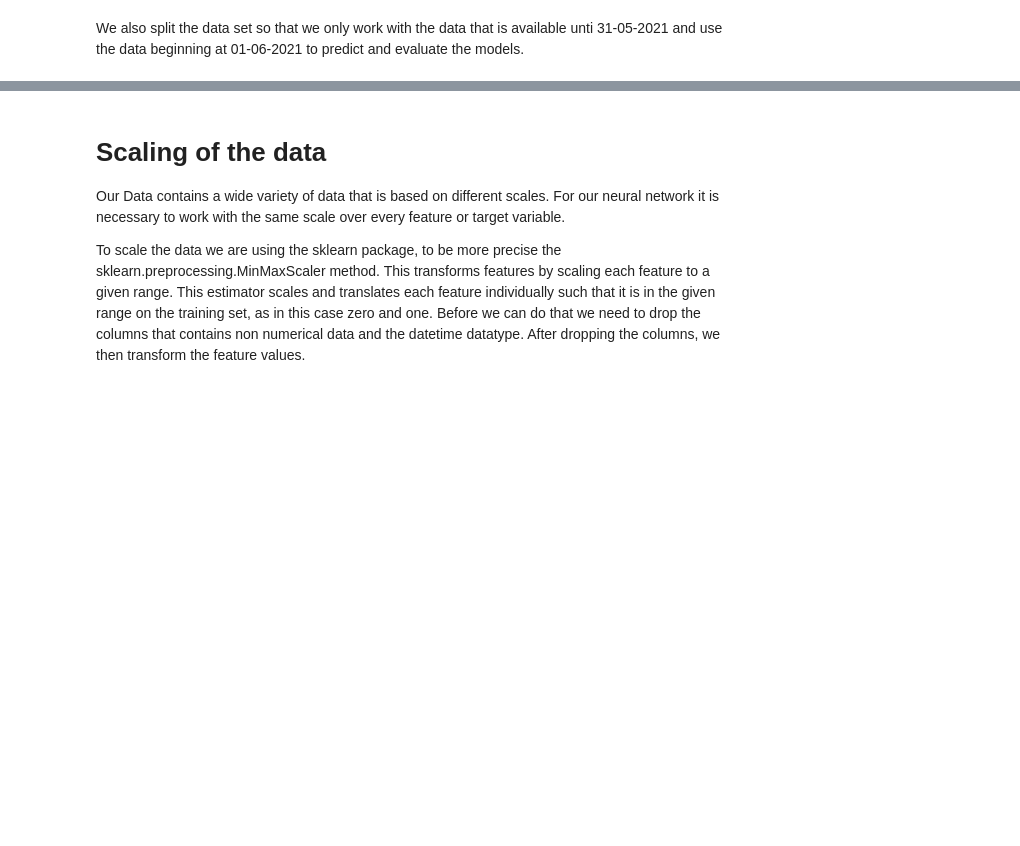
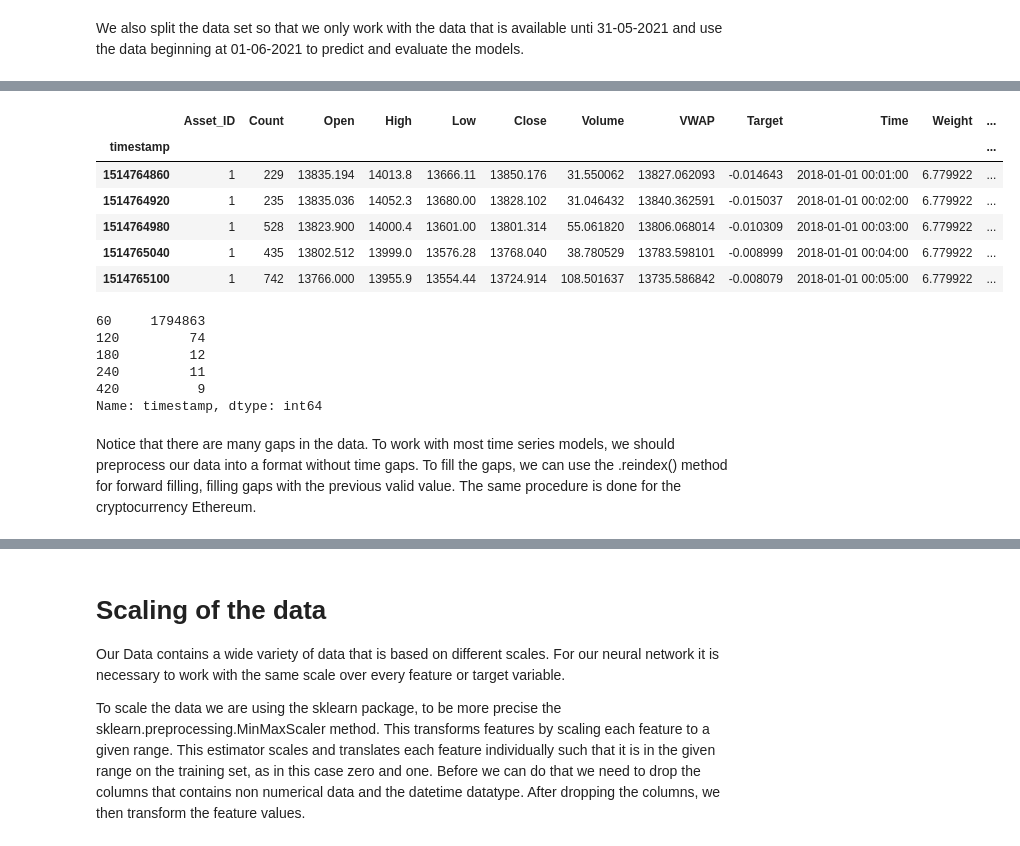
Before and after one commit to UniPassauDLTA/Assignment_1, a Jupyter notebook: Team_15_Assignment_1.ipynb, the cells around one changed output, grey strips where cells are left out. Drawn from its saved outputs; the diff is of its cells as text; code cells hidden in the pictures; blank space fills up the shorter version.

```diff
--- a/Team_15_Assignment_1.ipynb
+++ b/Team_15_Assignment_1.ipynb
@@ -49,7 +49,7 @@ import numpy as np
 import pandas as pd
 
 #import data
-directory = "../g-research-crypto-forecasting"
+directory = "/Users/mariastegner/Documents/Master/1. Semester"
 file_path = os.path.join(directory, 'train.csv')
 dtypes={
     'timestamp': np.int64,
@@ -82,0 +92,24 @@ data = data[data.timestamp < 1622505660]
+# %%
+btc=data[data["Asset_ID"]==1]
+btc=btc.set_index("timestamp")
+btc.head()
+# %% [output]
+|  | Asset_ID | Count | Open | High | Low | Close | Volume | VWAP | Target | Time | Weight | ... |
+| timestamp |  |  |  |  |  |  |  |  |  |  |  | ... |
+| 1514764860 | 1 | 229 | 13835.194 | 14013.8 | 13666.11 | 13850.176 | 31.550062 | 13827.062093 | -0.014643 | 2018-01-01 00:01:00 | 6.779922 | ... |
+| 1514764920 | 1 | 235 | 13835.036 | 14052.3 | 13680.00 | 13828.102 | 31.046432 | 13840.362591 | -0.015037 | 2018-01-01 00:02:00 | 6.779922 | ... |
+| 1514764980 | 1 | 528 | 13823.900 | 14000.4 | 13601.00 | 13801.314 | 55.061820 | 13806.068014 | -0.010309 | 2018-01-01 00:03:00 | 6.779922 | ... |
+| 1514765040 | 1 | 435 | 13802.512 | 13999.0 | 13576.28 | 13768.040 | 38.780529 | 13783.598101 | -0.008999 | 2018-01-01 00:04:00 | 6.779922 | ... |
+| 1514765100 | 1 | 742 | 13766.000 | 13955.9 | 13554.44 | 13724.914 | 108.501637 | 13735.586842 | -0.008079 | 2018-01-01 00:05:00 | 6.779922 | ... |
+# %%
+(btc.index[1:]-btc.index[:-1]).value_counts().head()
+# %% [output]
+60     1794863
+120         74
+180         12
+240         11
+420          9
+Name: timestamp, dtype: int64
+# %% [markdown]
+Notice that there are many gaps in the data. To work with most time series models, we should preprocess our data into a format without time gaps. To fill the gaps, we can use the .reindex() method for forward filling, filling gaps with the previous valid value.
+The same procedure is done for the cryptocurrency Ethereum.
```
Also changed, not shown: parts of 48 cells of this notebook.
